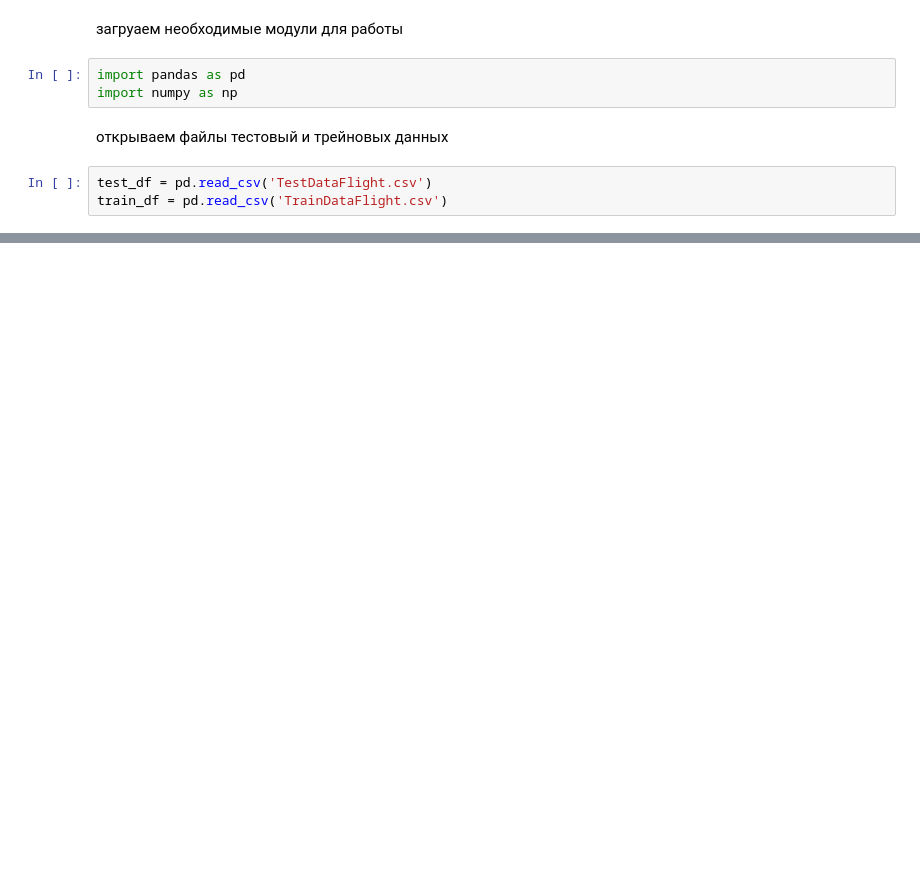
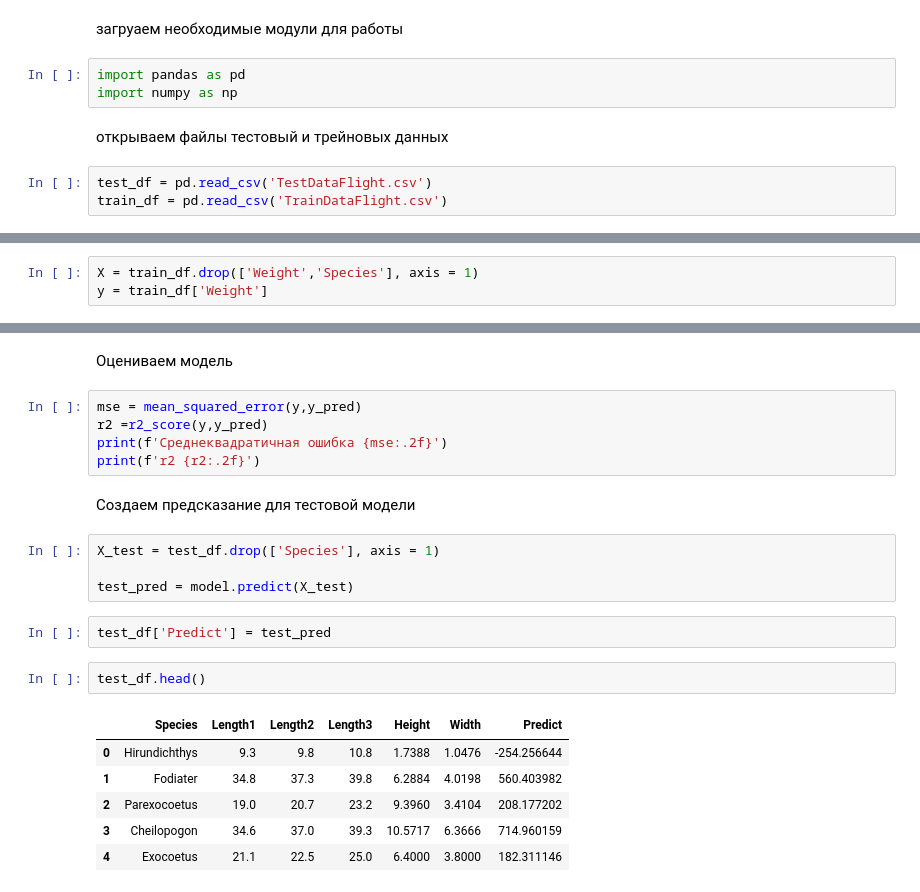
Before and after one commit to IamGuts/Data_analis, a Jupyter notebook: LR_3.ipynb, the cells around one changed output, grey strips where cells are left out. Saved outputs shown, nothing was run; the diff lists cells and outputs as text; blank space fills up the shorter version.

```diff
--- a/LR_3.ipynb
+++ b/LR_3.ipynb
@@ -48,0 +22,3 @@ X_train
+# %%
+X = train_df.drop(['Weight','Species'], axis = 1)
+y = train_df['Weight']
@@ -54,0 +103,24 @@ X_train,y_train,X_test,y_test = train_test_split(X_train,)
+# %% [markdown]
+Оцениваем модель
+# %%
+mse = mean_squared_error(y,y_pred)
+r2 =r2_score(y,y_pred)
+print(f'Среднеквадратичная ошибка {mse:.2f}')
+print(f'r2 {r2:.2f}')
+# %% [markdown]
+Создаем предсказание для тестовой модели
+# %%
+X_test = test_df.drop(['Species'], axis = 1)
+
+test_pred = model.predict(X_test)
+# %%
+test_df['Predict'] = test_pred
+# %%
+test_df.head()
+# %% [output]
+|  | Species | Length1 | Length2 | Length3 | Height | Width | Predict |
+| 0 | Hirundichthys | 9.3 | 9.8 | 10.8 | 1.7388 | 1.0476 | -254.256644 |
+| 1 | Fodiater | 34.8 | 37.3 | 39.8 | 6.2884 | 4.0198 | 560.403982 |
+| 2 | Parexocoetus | 19.0 | 20.7 | 23.2 | 9.3960 | 3.4104 | 208.177202 |
+| 3 | Cheilopogon | 34.6 | 37.0 | 39.3 | 10.5717 | 6.3666 | 714.960159 |
+| 4 | Exocoetus | 21.1 | 22.5 | 25.0 | 6.4000 | 3.8000 | 182.311146 |
```
Also changed, not shown: parts of 25 cells of this notebook.
